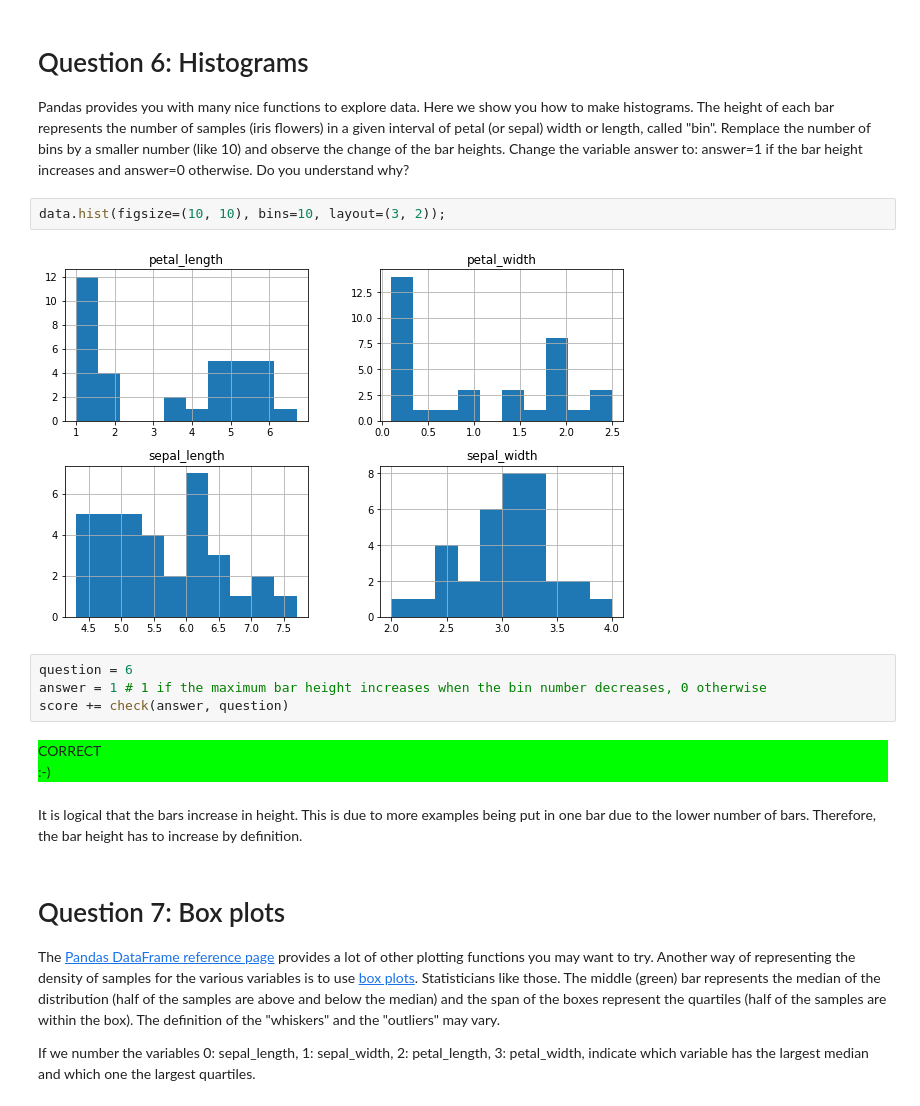
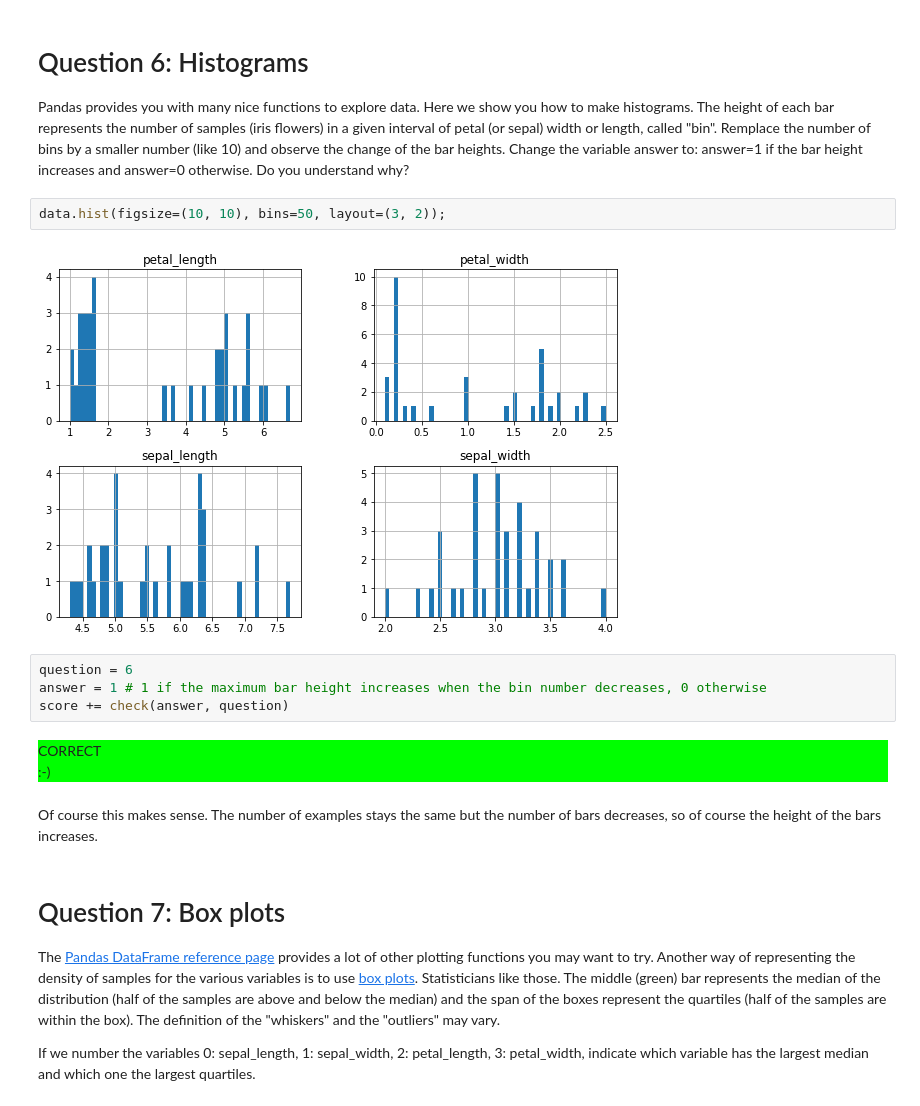
Before and after one commit to RobindeGrootNL/info232, a Jupyter notebook: TP0/TP0.ipynb, the cells around one changed output. Drawn from its saved outputs; the diff is of its cells as text.

```diff
--- a/TP0/TP0.ipynb
+++ b/TP0/TP0.ipynb
@@ -196,9 +197,9 @@ CORRECT
 
 Pandas provides you with many nice functions to explore data. Here we show you how to make histograms. The height of each bar represents the number of samples (iris flowers) in a given interval of petal (or sepal) width or length, called "bin". Remplace the number of bins by a smaller number (like 10) and observe the change of the bar heights. Change the variable answer to: answer=1 if the bar height increases and answer=0 otherwise. Do you understand why?
 # %%
-data.hist(figsize=(10, 10), bins=10, layout=(3, 2));
+data.hist(figsize=(10, 10), bins=50, layout=(3, 2));
 # %% [output]
-[figure, old version]
+[figure, new version]
 # %%
 question = 6
 answer = 1 # 1 if the maximum bar height increases when the bin number decreases, 0 otherwise
@@ -206,8 +207,8 @@ score += check(answer, question)
 # %% [output]
 CORRECT
 :-)
-# %% [markdown]
-It is logical that the bars increase in height. This is due to more examples being put in one bar due to the lower number of bars. Therefore, the bar height has to increase by definition.
+# %% [markdown]
+Of course this makes sense. The number of examples stays the same but the number of bars decreases, so of course the height of the bars increases.
 # %% [markdown]
 # Question 7: Box plots
 The <a href="https://pandas.pydata.org/pandas-docs/stable/reference/frame.html">Pandas DataFrame reference page</a> provides a lot of other plotting functions you may want to try. Another way of representing the density of samples for the various variables is to use <a href="https://en.wikipedia.org/wiki/Box_plot">box plots</a>. Statisticians like those. The middle (green) bar represents the median of the distribution (half of the samples are above and below the median) and the span of the boxes represent the quartiles (half of the samples are within the box). The definition of the "whiskers" and the "outliers" may vary.
```
Also changed, not shown: parts of 11 cells of this notebook.
